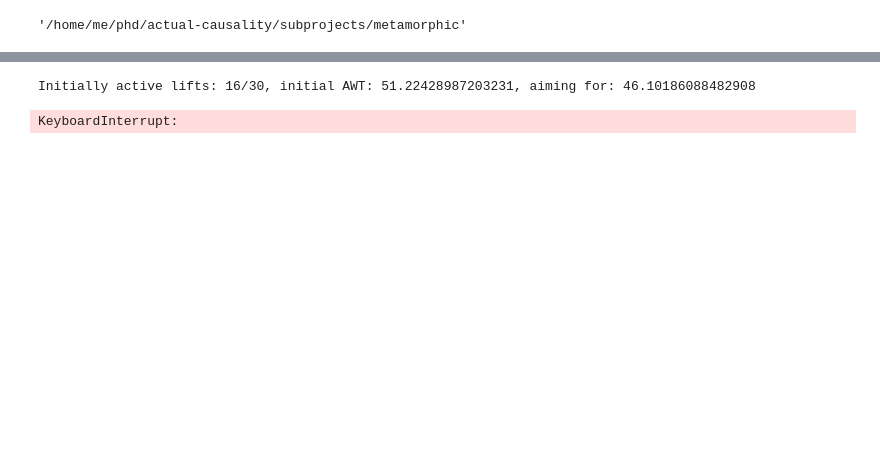
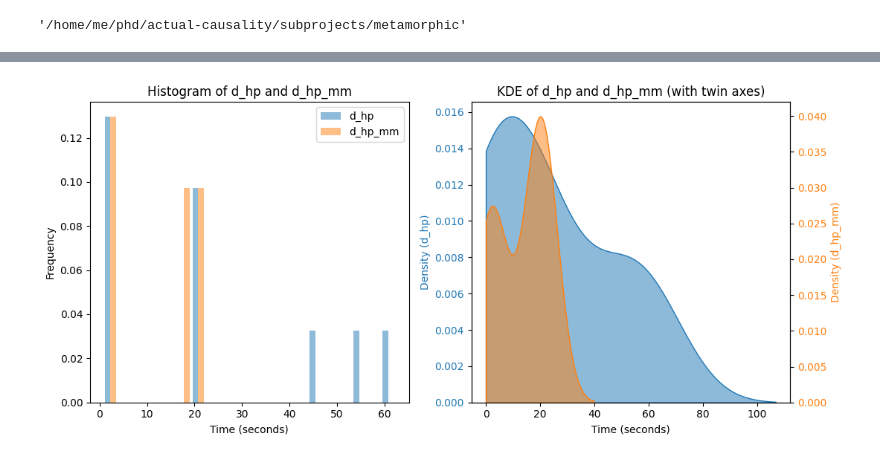
Before and after one commit to kavaryan/actual-causality, a Jupyter notebook: subprojects/metamorphic/search_formulation.ipynb, the cells around one changed output, grey strips where cells are left out. Cells and saved outputs as stored; diff of their text form; code cells hidden in the pictures; blank space fills up the shorter version.

```diff
--- a/subprojects/metamorphic/search_formulation.ipynb
+++ b/subprojects/metamorphic/search_formulation.ipynb
@@ -102,8 +132,4 @@ draw_hists(results)
 # %%
-max_num_lifts= 30
-num_experiments = 10
-results = [run_exp(max_num_lifts) for _ in tqdm(range(num_experiments))]
 draw_hists(results)
 # %% [output]
-Initially active lifts: 16/30, initial AWT: 51.22428987203231, aiming for: 46.10186088482908
-KeyboardInterrupt:
+[figure, added]
```
Also changed, not shown: parts of 10 cells of this notebook.
